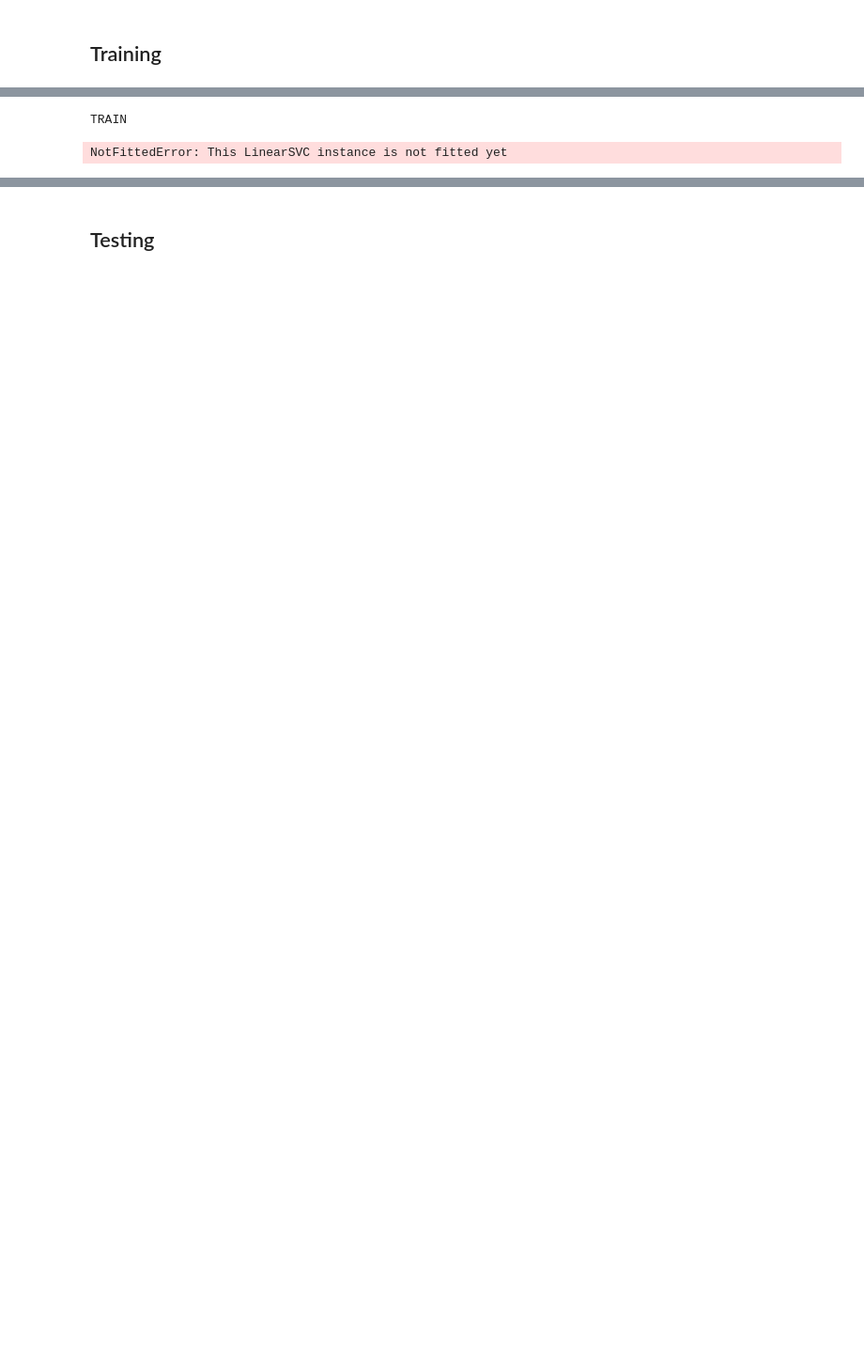
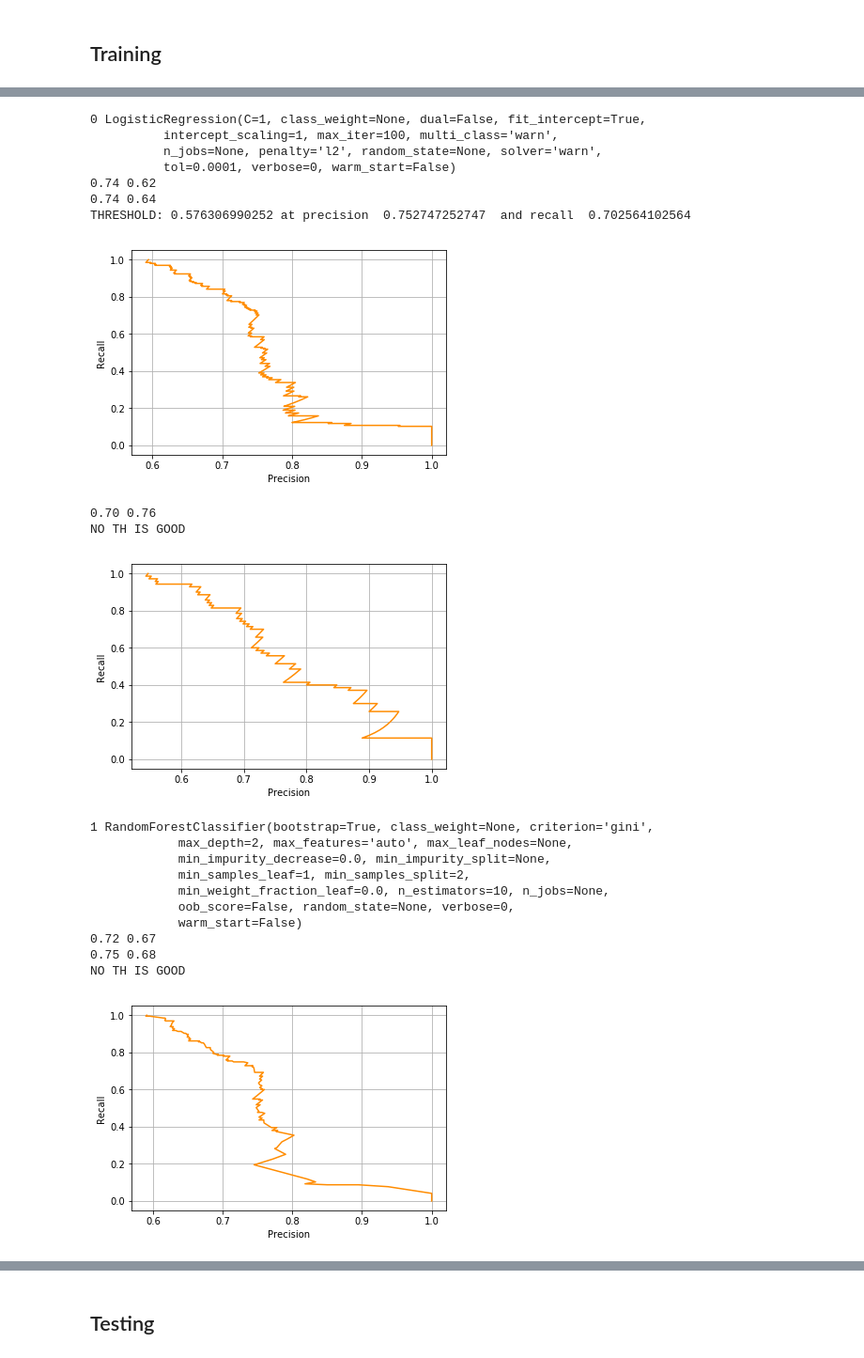
Before and after one commit to amazonqa/amazonqa, a Jupyter notebook: src/mturk/QuestionClassification.ipynb, the cells around one changed output, grey strips where cells are left out. Shown at 94% size. Drawn from its saved outputs; the diff is of its cells as text; code cells hidden in the pictures; blank space fills up the shorter version.

Commit message:
final YN classifier

```diff
--- a/src/mturk/QuestionClassification.ipynb
+++ b/src/mturk/QuestionClassification.ipynb
@@ -296,3 +321,6 @@ df[[Y_cols] + X_cols].groupby(Y_cols).mean()
+# %%
+extra_features = ['w2v', 'tfidf']
+X_cols_all = X_cols + ['w2v_sent', 'w2v_sent_mean', 'tfidf_sent', 'tfidf_sent_mean']# + extra_features
 # %%
 from sklearn.linear_model import LogisticRegression
 from sklearn.tree import DecisionTreeClassifier
@@ -364,16 +396,58 @@ NameError: name 'modelss' is not defined
-# %%
-from sklearn.metrics import classification_report
-
-for i, model in enumerate(models):
-    print("TRAIN")
-    predictions = model.predict(train_df[X_cols_all].values)
-    print(pd.Series(predictions).value_counts())
-    print(classification_report(train_df[Y_cols].values, predictions))
-    print("VAL")
-    predictions = model.predict(validate_df[X_cols_all].values)
-    print(pd.Series(predictions).value_counts())
-    print(classification_report(validate_df[Y_cols].values, predictions))
-    print("-"*50)
-# %% [output]
-TRAIN
-NotFittedError: This LinearSVC instance is not fitted yet
+# %%
+from sklearn.metrics import classification_report
+
+def predictions_k(model, probs, th):
+    return probs[:, 1] >= th
+
+th = 0.6#0.576310286793
+
+numSVMs = 0
+
+small_models = [models[6], models[12]]
+for i, model in enumerate(small_models):
+    print(i, model)
+    for j, df in enumerate([train_df, val_df, test_df]):
+        X = df[X_cols_all].values
+        Y = df[Y_cols].values
+
+        if i >= numSVMs:
+            probs = model.predict_proba(X)
+            predictions = predictions_k(model, probs, th)
+            report = classification_report(Y, predictions, output_dict = True)
+            print('%.2f %.2f' %( report['1']['precision'], report['1']['recall']))
+            if j == 1 or j == 2:
+                plot_curves(model, probs, Y)
+        else:
+            predictions = model.predict(X)
+            report = classification_report(Y, predictions, output_dict = True)
+            print('%.2f %.2f' %( report['1']['precision'], report['1']['recall']))
+
+        #print(pd.Series(predictions).value_counts())
+
+        #print("-"*50)
+
+    #print("-"*100)
+    print('\n')
+# %% [output]
+0 LogisticRegression(C=1, class_weight=None, dual=False, fit_intercept=True,
+          intercept_scaling=1, max_iter=100, multi_class='warn',
+          n_jobs=None, penalty='l2', random_state=None, solver='warn',
+          tol=0.0001, verbose=0, warm_start=False)
+0.74 0.62
+0.74 0.64
+THRESHOLD: 0.576306990252 at precision  0.752747252747  and recall  0.702564102564
+[figure, added]
+0.70 0.76
+NO TH IS GOOD
+[figure, added]
+1 RandomForestClassifier(bootstrap=True, class_weight=None, criterion='gini',
+            max_depth=2, max_features='auto', max_leaf_nodes=None,
+            min_impurity_decrease=0.0, min_impurity_split=None,
+            min_samples_leaf=1, min_samples_split=2,
+            min_weight_fraction_leaf=0.0, n_estimators=10, n_jobs=None,
+            oob_score=False, random_state=None, verbose=0,
+            warm_start=False)
+0.72 0.67
+0.75 0.68
+NO TH IS GOOD
+[figure, added]
```
Also changed, not shown: parts of 22 cells of this notebook.
